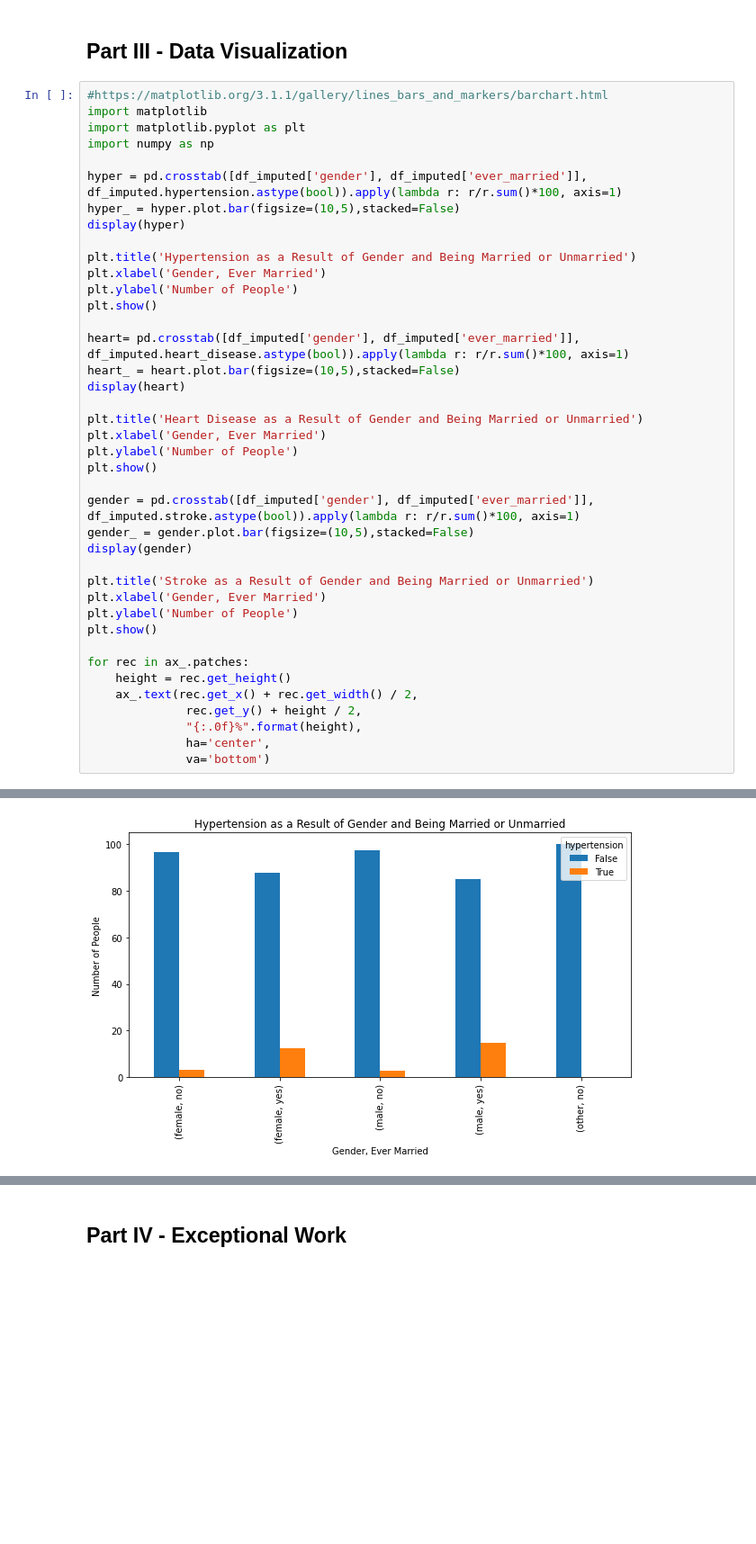
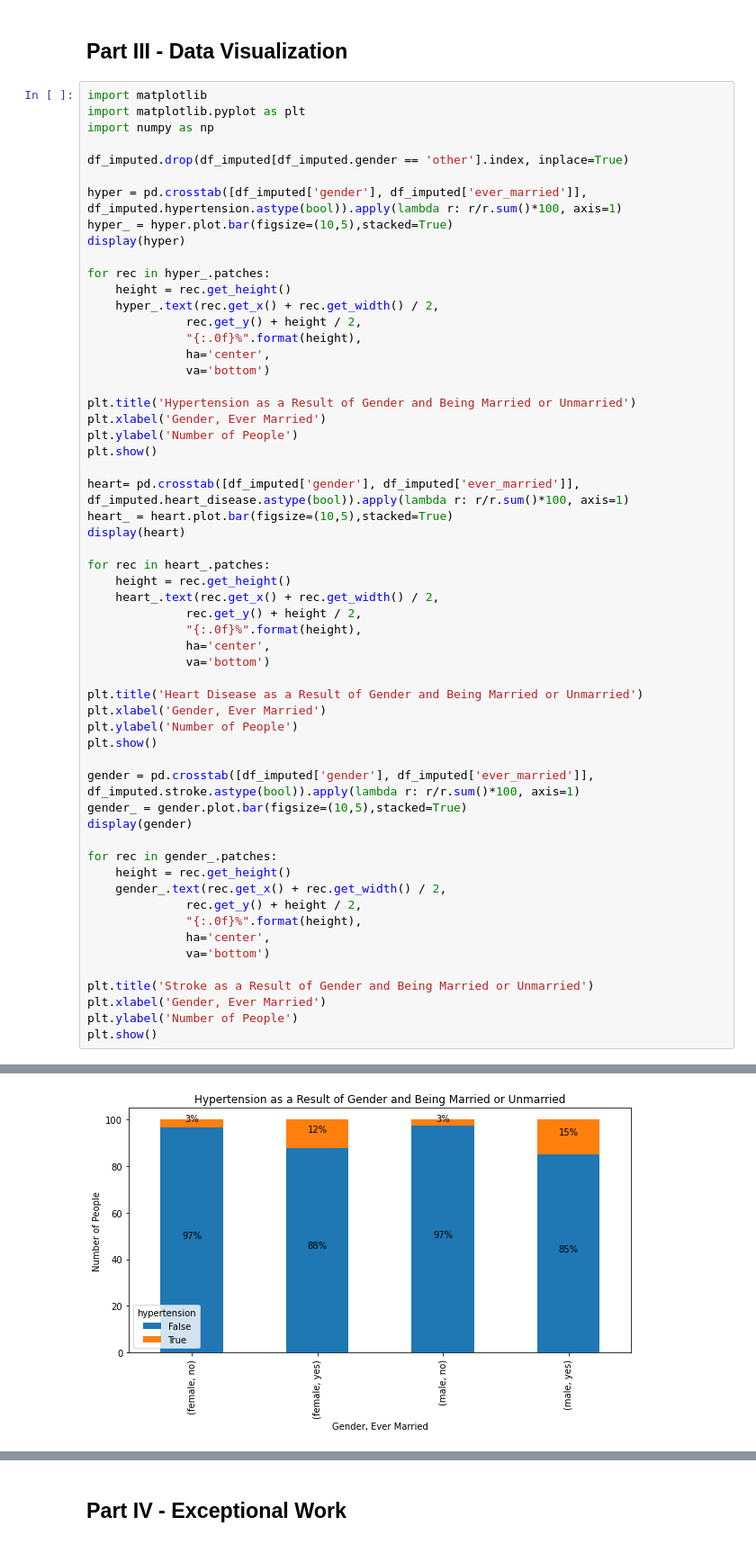
Before and after one commit to HaydenCenter/CS7324-Labs, a Jupyter notebook: Lab1/Lab One - Exploring Table Data - Amory.ipynb, the cells around one changed output, grey strips where cells are left out. Shown at 90% size. Drawn from its saved outputs; the diff is of its cells as text; blank space fills up the shorter version.

```diff
--- a/Lab1/Lab One - Exploring Table Data - Amory.ipynb
+++ b/Lab1/Lab One - Exploring Table Data - Amory.ipynb
@@ -223,14 +223,23 @@ plt.show()
 # %% [markdown]
 ## Part III - Data Visualization
 # %%
-#https://matplotlib.org/3.1.1/gallery/lines_bars_and_markers/barchart.html
 import matplotlib
 import matplotlib.pyplot as plt
 import numpy as np
 
+df_imputed.drop(df_imputed[df_imputed.gender == 'other'].index, inplace=True)
+
 hyper = pd.crosstab([df_imputed['gender'], df_imputed['ever_married']], df_imputed.hypertension.astype(bool)).apply(lambda r: r/r.sum()*100, axis=1)
-hyper_ = hyper.plot.bar(figsize=(10,5),stacked=False)
+hyper_ = hyper.plot.bar(figsize=(10,5),stacked=True)
 display(hyper)
+
+for rec in hyper_.patches:
+    height = rec.get_height()
+    hyper_.text(rec.get_x() + rec.get_width() / 2,
+              rec.get_y() + height / 2,
+              "{:.0f}%".format(height),
+              ha='center',
+              va='bottom')
 
 plt.title('Hypertension as a Result of Gender and Being Married or Unmarried')
 plt.xlabel('Gender, Ever Married')
@@ -238,8 +247,16 @@ plt.ylabel('Number of People')
 plt.show()
 
 heart= pd.crosstab([df_imputed['gender'], df_imputed['ever_married']], df_imputed.heart_disease.astype(bool)).apply(lambda r: r/r.sum()*100, axis=1)
-heart_ = heart.plot.bar(figsize=(10,5),stacked=False)
+heart_ = heart.plot.bar(figsize=(10,5),stacked=True)
 display(heart)
+
+for rec in heart_.patches:
+    height = rec.get_height()
+    heart_.text(rec.get_x() + rec.get_width() / 2,
+              rec.get_y() + height / 2,
+              "{:.0f}%".format(height),
+              ha='center',
+              va='bottom')
 
 plt.title('Heart Disease as a Result of Gender and Being Married or Unmarried')
 plt.xlabel('Gender, Ever Married')
@@ -247,21 +264,21 @@ plt.ylabel('Number of People')
 plt.show()
 
 gender = pd.crosstab([df_imputed['gender'], df_imputed['ever_married']], df_imputed.stroke.astype(bool)).apply(lambda r: r/r.sum()*100, axis=1)
-gender_ = gender.plot.bar(figsize=(10,5),stacked=False)
+gender_ = gender.plot.bar(figsize=(10,5),stacked=True)
 display(gender)
+
+for rec in gender_.patches:
+    height = rec.get_height()
+    gender_.text(rec.get_x() + rec.get_width() / 2,
+              rec.get_y() + height / 2,
+              "{:.0f}%".format(height),
+              ha='center',
+              va='bottom')
 
 plt.title('Stroke as a Result of Gender and Being Married or Unmarried')
 plt.xlabel('Gender, Ever Married')
 plt.ylabel('Number of People')
 plt.show()
-
-for rec in ax_.patches:
-    height = rec.get_height()
-    ax_.text(rec.get_x() + rec.get_width() / 2,
-              rec.get_y() + height / 2,
-              "{:.0f}%".format(height),
-              ha='center',
-              va='bottom')
 # %% [output]
 |  | hypertension | False | True |
 | gender | ever_married |  |  |
@@ -273,4 +289,4 @@ for rec in ax_.patches:
-[figure, old version]
+[figure, new version]
 |  | heart_disease | False | True |
 | gender | ever_married |  |  |
 | female | no | 98.288016 | 1.711984 |
```
Also changed, not shown: parts of 1 cell of this notebook.
